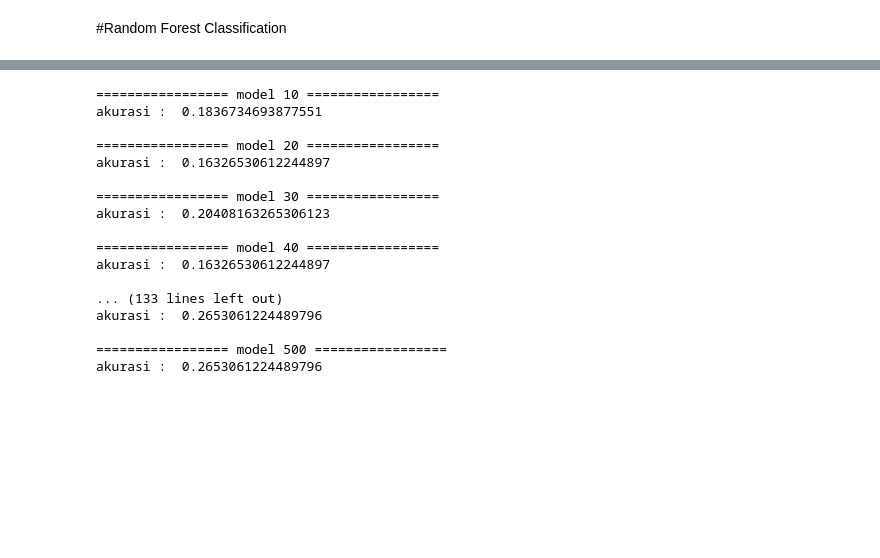
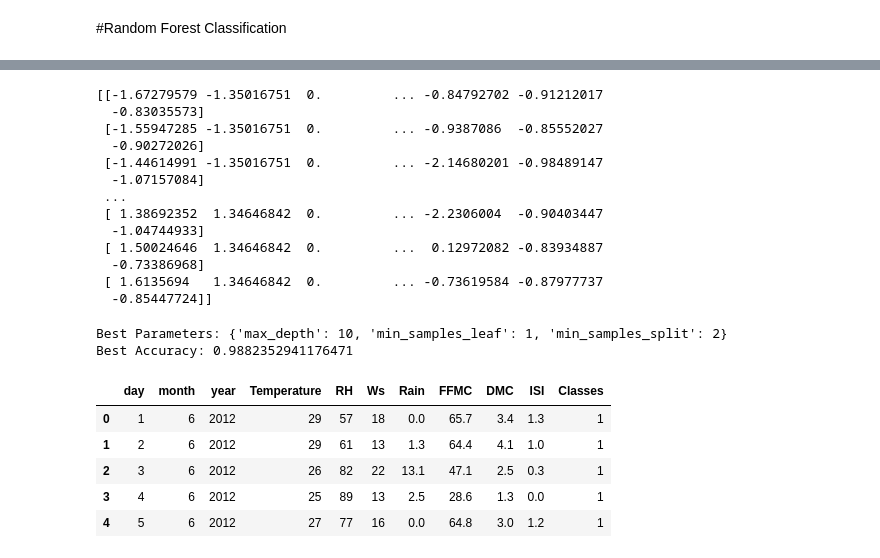
Before and after one commit to inikanipp/Algerian_Forest_Fires_Classification_Prediction, a Jupyter notebook: model/random_forest_classification.ipynb, the cells around one changed output, grey strips where cells are left out. Saved outputs shown, nothing was run; the diff lists cells and outputs as text; code cells hidden in the pictures; blank space fills up the shorter version.

Commit message:
add : model random forest

```diff
--- a/model/random_forest_classification.ipynb
+++ b/model/random_forest_classification.ipynb
@@ -332,3 +342,19 @@ print(y)
+# %%
+print(x)
+# %% [output]
+[[-1.67279579 -1.35016751  0.         ... -0.84792702 -0.91212017
+  -0.83035573]
+ [-1.55947285 -1.35016751  0.         ... -0.9387086  -0.85552027
+  -0.90272026]
+ [-1.44614991 -1.35016751  0.         ... -2.14680201 -0.98489147
+  -1.07157084]
+ ...
+ [ 1.38692352  1.34646842  0.         ... -2.2306004  -0.90403447
+  -1.04744933]
+ [ 1.50024646  1.34646842  0.         ...  0.12972082 -0.83934887
+  -0.73386968]
+ [ 1.6135694   1.34646842  0.         ... -0.73619584 -0.87977737
+  -0.85447724]]
 # %%
 from sklearn.model_selection import train_test_split
 
@@ -350,27 +362,29 @@ class classification :
-# %%
-from sklearn.ensemble import RandomForestClassifier
-from sklearn.metrics import accuracy_score
-
-for i in range (10,501,10) :
-  classifier = RandomForestClassifier(n_estimators=i, random_state=42)
-  classRandom = classification(classifier)
-  classRandom.inipredict()
-  print("akurasi : ", classRandom.accuracy_score_object())
-# %% [output]
-================= model 10 =================
-akurasi :  0.1836734693877551
-
-================= model 20 =================
-akurasi :  0.16326530612244897
-
-================= model 30 =================
-akurasi :  0.20408163265306123
-
-================= model 40 =================
-akurasi :  0.16326530612244897
-
-... (133 lines left out)
-akurasi :  0.2653061224489796
-
-================= model 500 =================
-akurasi :  0.2653061224489796
+# %%
+from sklearn.ensemble import RandomForestClassifier
+from sklearn.model_selection import GridSearchCV
+
+param_grid = {
+    'max_depth': [3, 5, 10, 20, None],
+    'min_samples_split': [2, 5, 10],
+    'min_samples_leaf': [1, 2, 4]
+}
+
+rf = RandomForestClassifier(n_estimators=100, random_state=42)
+
+grid_search = GridSearchCV(estimator=rf, param_grid=param_grid, cv=5, n_jobs=-1)
+grid_search.fit(x_train, y_train)
+
+print("Best Parameters:", grid_search.best_params_)
+print("Best Accuracy:", grid_search.best_score_)
+# %% [output]
+Best Parameters: {'max_depth': 10, 'min_samples_leaf': 1, 'min_samples_split': 2}
+Best Accuracy: 0.9882352941176471
+# %%
+dataset.head()
+# %% [output]
+|  | day | month | year | Temperature | RH | Ws | Rain | FFMC | DMC | ISI | Classes |
+| 0 | 1 | 6 | 2012 | 29 | 57 | 18 | 0.0 | 65.7 | 3.4 | 1.3 | 1 |
+| 1 | 2 | 6 | 2012 | 29 | 61 | 13 | 1.3 | 64.4 | 4.1 | 1.0 | 1 |
+| 2 | 3 | 6 | 2012 | 26 | 82 | 22 | 13.1 | 47.1 | 2.5 | 0.3 | 1 |
+| 3 | 4 | 6 | 2012 | 25 | 89 | 13 | 2.5 | 28.6 | 1.3 | 0.0 | 1 |
+| 4 | 5 | 6 | 2012 | 27 | 77 | 16 | 0.0 | 64.8 | 3.0 | 1.2 | 1 |
```
Also changed, not shown: parts of 10 cells of this notebook.
